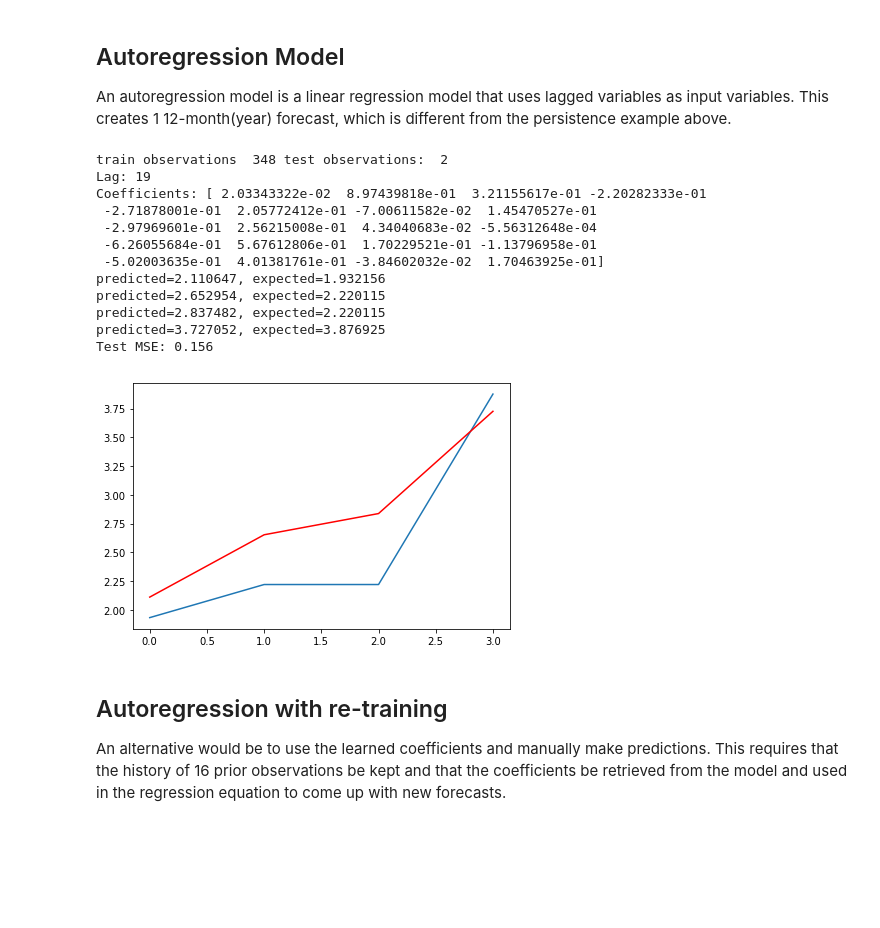
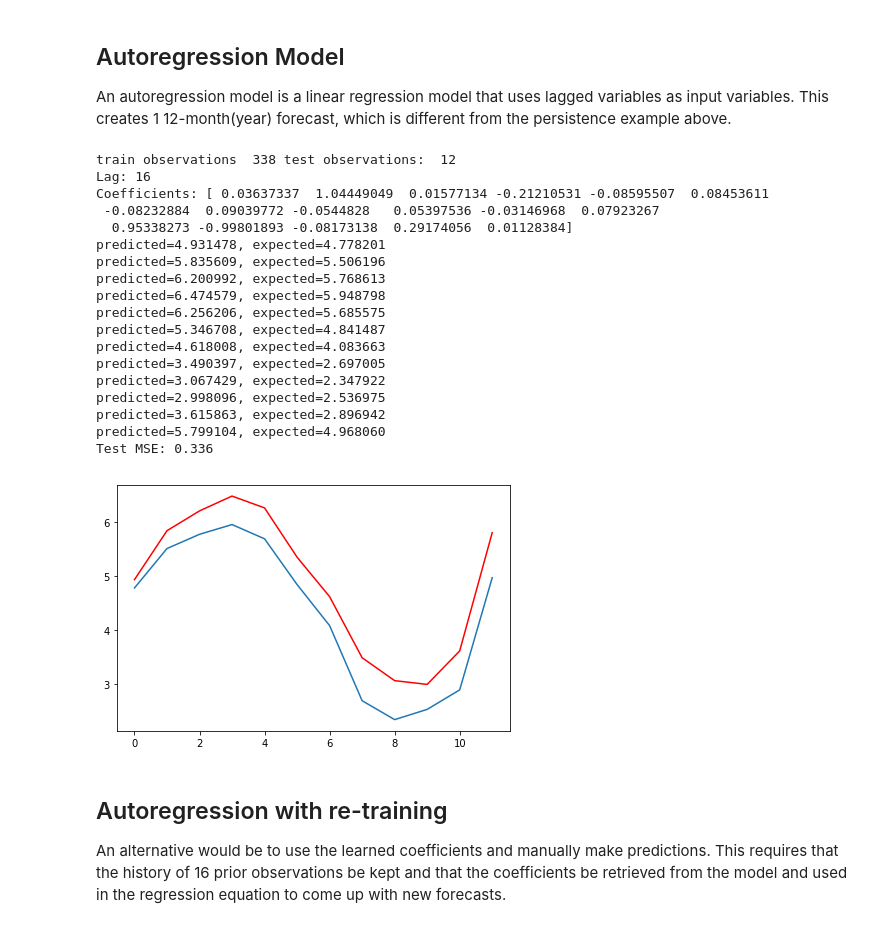
Before and after one commit to gvo34/energy-solar, a Jupyter notebook: static/notebooks/model/AR_model.ipynb, the cells around one changed output. Saved outputs shown, nothing was run; the diff lists cells and outputs as text; code cells hidden in the pictures; blank space fills up the shorter version.

```diff
--- a/static/notebooks/model/AR_model.ipynb
+++ b/static/notebooks/model/AR_model.ipynb
@@ -168,46 +168,52 @@ An autoregression model is a linear regression model that uses lagged variables
 # %%
 from statsmodels.tsa.ar_model import AR
 # split dataset
 X = series.values
-Train, Test = X[1:len(X)-12], X[len(X)-12:]
+train, test = X[1:len(X)-12], X[len(X)-12:]
 print("train observations ", len(train), "test observations: ",len(test))
 # scale
 from sklearn.preprocessing import StandardScaler
 X_scaler = StandardScaler().fit(train.reshape(-1, 1))
 train_scaled = X_scaler.transform(train.reshape(-1, 1))
 test_scaled = X_scaler.transform(test.reshape(-1, 1))
 # train autoregression
 model = AR(train_scaled)
 model_fit = model.fit()
 print('Lag: %s' % model_fit.k_ar)
 print('Coefficients: %s' % model_fit.params)
 # make predictions
 predictions = model_fit.predict(start=len(train_scaled), end=len(train_scaled)+len(test_scaled)-1, dynamic=False)
 for i in range(len(predictions)):
 	print('predicted=%f, expected=%f' % (predictions[i], test_scaled[i]))
 error = mean_squared_error(test_scaled, predictions)
 print('Test MSE: %.3f' % error)
 # plot results
 plt.plot(test_scaled)
 plt.plot(predictions, color='red')
 # Save our graph
 plt.tight_layout()
 plt.savefig("../../images/ARmodel.png")
 plt.show()
 # %% [output]
-train observations  348 test observations:  2
-Lag: 19
-Coefficients: [ 2.03343322e-02  8.97439818e-01  3.21155617e-01 -2.20282333e-01
- -2.71878001e-01  2.05772412e-01 -7.00611582e-02  1.45470527e-01
- -2.97969601e-01  2.56215008e-01  4.34040683e-02 -5.56312648e-04
- -6.26055684e-01  5.67612806e-01  1.70229521e-01 -1.13796958e-01
- -5.02003635e-01  4.01381761e-01 -3.84602032e-02  1.70463925e-01]
-predicted=2.110647, expected=1.932156
-predicted=2.652954, expected=2.220115
-predicted=2.837482, expected=2.220115
-predicted=3.727052, expected=3.876925
-Test MSE: 0.156
+train observations  338 test observations:  12
+Lag: 16
+Coefficients: [ 0.03637337  1.04449049  0.01577134 -0.21210531 -0.08595507  0.08453611
+ -0.08232884  0.09039772 -0.0544828   0.05397536 -0.03146968  0.07923267
+  0.95338273 -0.99801893 -0.08173138  0.29174056  0.01128384]
+predicted=4.931478, expected=4.778201
+predicted=5.835609, expected=5.506196
+predicted=6.200992, expected=5.768613
+predicted=6.474579, expected=5.948798
+predicted=6.256206, expected=5.685575
+predicted=5.346708, expected=4.841487
+predicted=4.618008, expected=4.083663
+predicted=3.490397, expected=2.697005
+predicted=3.067429, expected=2.347922
+predicted=2.998096, expected=2.536975
+predicted=3.615863, expected=2.896942
+predicted=5.799104, expected=4.968060
+Test MSE: 0.336
-[figure, old version]
+[figure, new version]
 # %% [markdown]
 ## Autoregression with re-training
 
```
Also changed, not shown: parts of 1 cell of this notebook, 3 other files.
